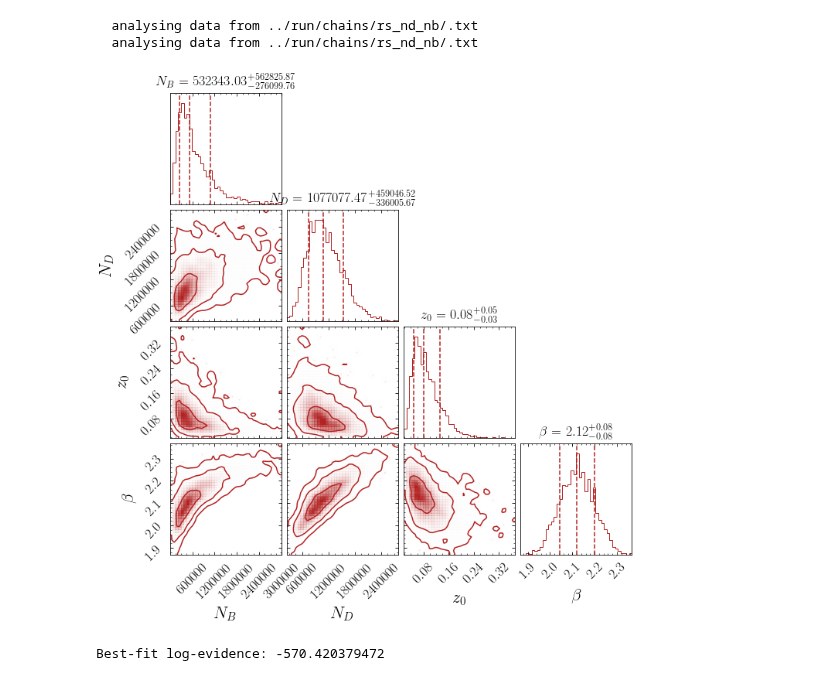
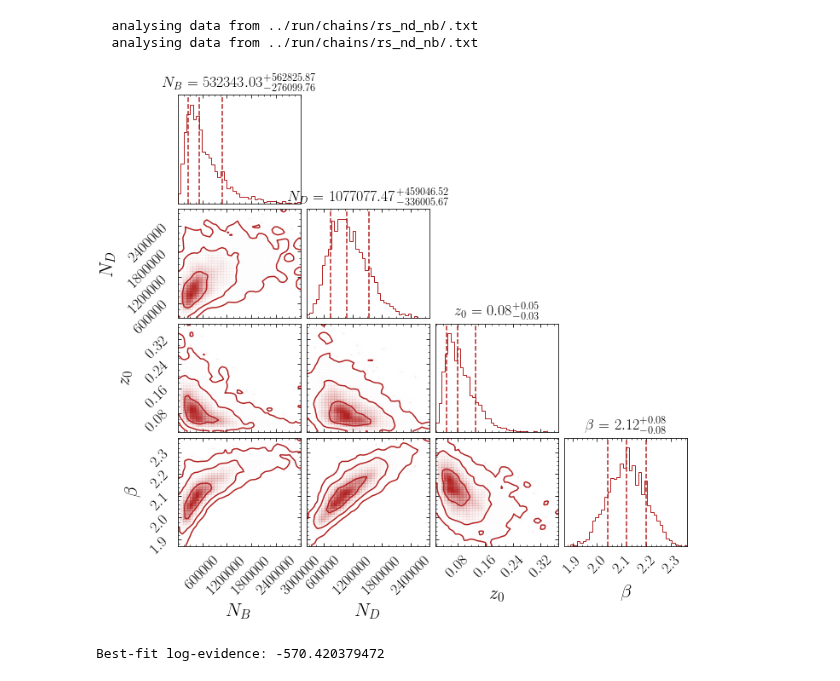
Before and after one commit to bsafdi/GCE-2FIG, a Jupyter notebook: notebooks/4_Full_Scans.ipynb, the cells around one changed output. Cells and saved outputs as stored; diff of their text form; code cells hidden in the pictures.

```diff
--- a/notebooks/4_Full_Scans.ipynb
+++ b/notebooks/4_Full_Scans.ipynb
@@ -83,9 +84,10 @@ lge_nd_nb_global = np.array(rs_nd_nb.get_global_lge(chains_dir=chains_dir))
   analysing data from ../run/chains/rs_nd_nb/.txt
 # %%
 rs_nd_nb.plot_corner(labels = ['$N_B$','$N_D$','$z_0$','$\\beta$'], chains_dir=chains_dir)
+plt.subplots_adjust(bottom = .2)
 plt.savefig("plots/rs_nd_nb.pdf")
 # %% [output]
-[figure, old version]
+[figure, new version]
 # %%
 print "Best-fit log-evidence:",2*lge_nd_nb
 # %% [output]
```
Also changed, not shown: parts of 2 cells of this notebook, 11 other files.
